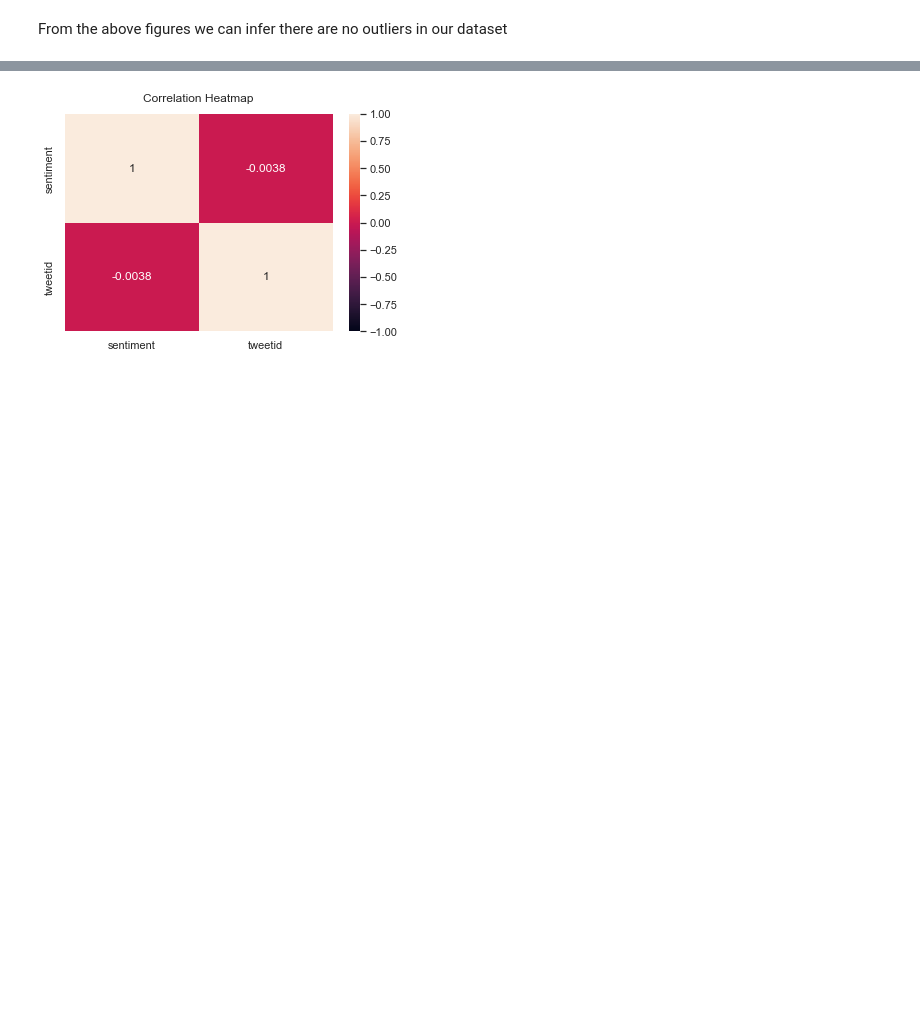
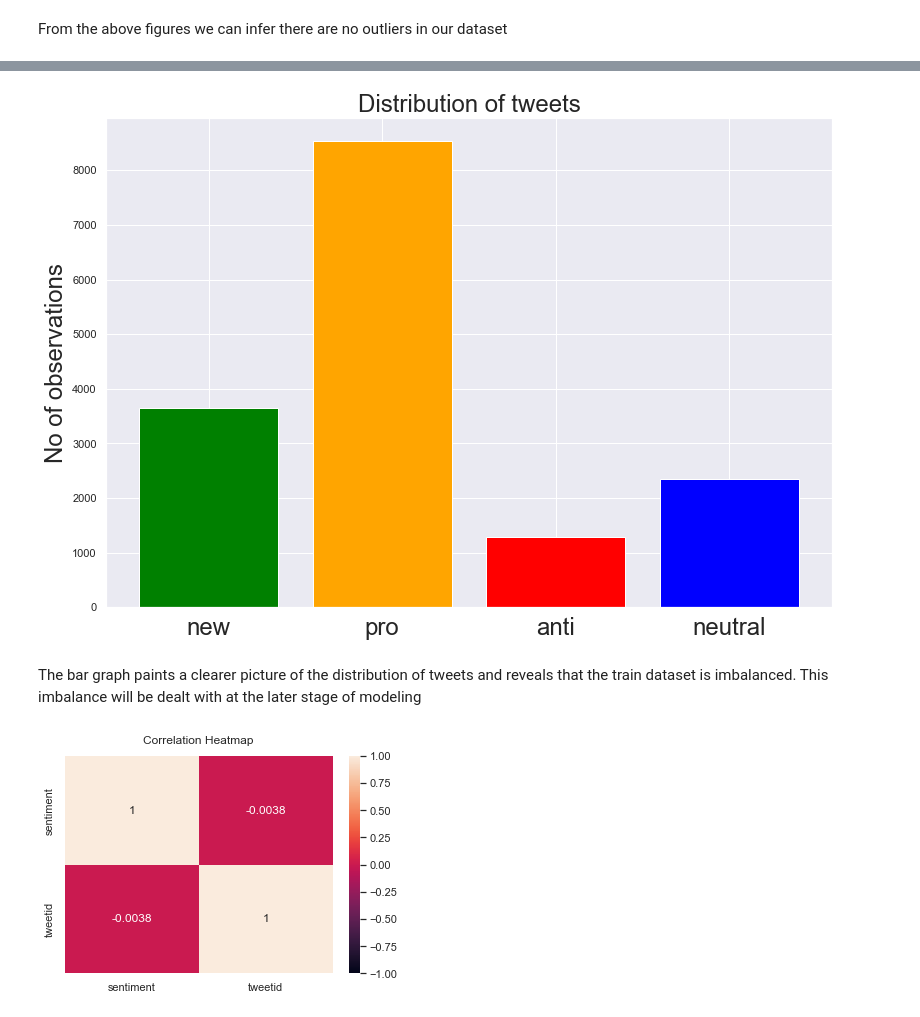
Before and after one commit to debangselaelo/JS1classification-predict-streamlit-template, a Jupyter notebook: ClassificationJS1.ipynb, the cells around one changed output, grey strips where cells are left out. Cells and saved outputs as stored; diff of their text form; code cells hidden in the pictures; blank space fills up the shorter version.

```diff
--- a/ClassificationJS1.ipynb
+++ b/ClassificationJS1.ipynb
@@ -213,3 +222,19 @@ From the above figures we can infer there are no outliers in our dataset
+# %%
+# Get all possible labels
+plt.figure(figsize=(13,9))
+labels = y.unique()
+heights = [len(anti),len(neutral),len(pro),len(news)]
+plt.bar(labels,heights,color= ["red", "blue", "orange", "green"])
+plt.xticks(labels,['anti','neutral','pro','new'])
+plt.ylabel("No of Observations")
+plt.title("Distribution of tweets", fontsize = 24)
+plt.ylabel("No of observations", fontsize = 24)
+plt.xticks(labels,['anti', 'neutral', 'pro', 'new'], fontsize = 24)
+plt.show()
+# %% [output]
+[figure, added]
+# %% [markdown]
+The bar graph paints a clearer picture of the distribution of tweets and reveals that the train dataset is imbalanced. This imbalance will be dealt with at the later stage of modeling
 # %%
 heatmap = sns.heatmap(train_df.corr(), vmin=-1, vmax=1, annot=True)
 heatmap.set_title('Correlation Heatmap', fontdict={'fontsize':12}, pad=12);
```
Also changed, not shown: parts of 81 cells of this notebook.
